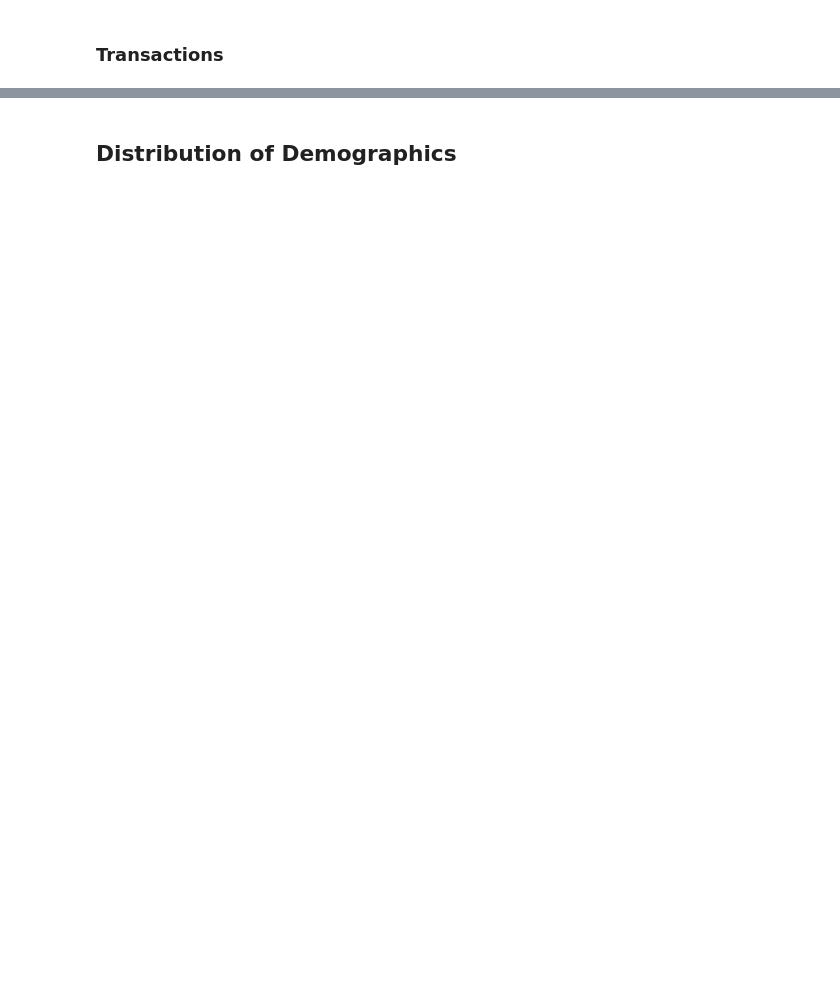
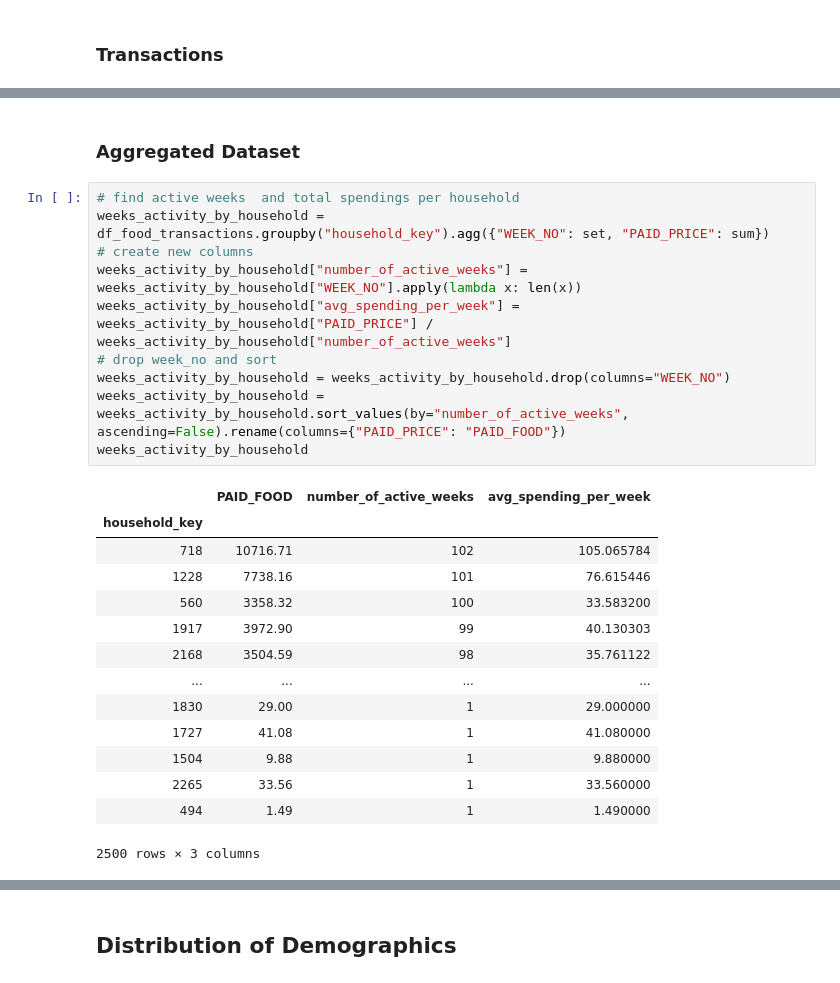
Before and after one commit to BenjaminEngelman/ADA-Project, a Jupyter notebook: demographic_analysis.ipynb, the cells around one changed output, grey strips where cells are left out. Saved outputs shown, nothing was run; the diff lists cells and outputs as text; blank space fills up the shorter version.

```diff
--- a/demographic_analysis.ipynb
+++ b/demographic_analysis.ipynb
@@ -75,0 +88,27 @@ df_products = pd.read_csv("dunnhumby/product.csv")
+# %% [markdown]
+### Aggregated Dataset
+# %%
+# find active weeks  and total spendings per household
+weeks_activity_by_household = df_food_transactions.groupby("household_key").agg({"WEEK_NO": set, "PAID_PRICE": sum})
+# create new columns
+weeks_activity_by_household["number_of_active_weeks"] = weeks_activity_by_household["WEEK_NO"].apply(lambda x: len(x))
+weeks_activity_by_household["avg_spending_per_week"] = weeks_activity_by_household["PAID_PRICE"] / weeks_activity_by_household["number_of_active_weeks"]
+# drop week_no and sort
+weeks_activity_by_household = weeks_activity_by_household.drop(columns="WEEK_NO")
+weeks_activity_by_household = weeks_activity_by_household.sort_values(by="number_of_active_weeks", ascending=False).rename(columns={"PAID_PRICE": "PAID_FOOD"})
+weeks_activity_by_household
+# %% [output]
+|  | PAID_FOOD | number_of_active_weeks | avg_spending_per_week |
+| household_key |  |  |  |
+| 718 | 10716.71 | 102 | 105.065784 |
+| 1228 | 7738.16 | 101 | 76.615446 |
+| 560 | 3358.32 | 100 | 33.583200 |
+| 1917 | 3972.90 | 99 | 40.130303 |
+| 2168 | 3504.59 | 98 | 35.761122 |
+| ... | ... | ... | ... |
+| 1830 | 29.00 | 1 | 29.000000 |
+| 1727 | 41.08 | 1 | 41.080000 |
+| 1504 | 9.88 | 1 | 9.880000 |
+| 2265 | 33.56 | 1 | 33.560000 |
+| 494 | 1.49 | 1 | 1.490000 |
+2500 rows × 3 columns
```
Also changed, not shown: parts of 22 cells of this notebook.
